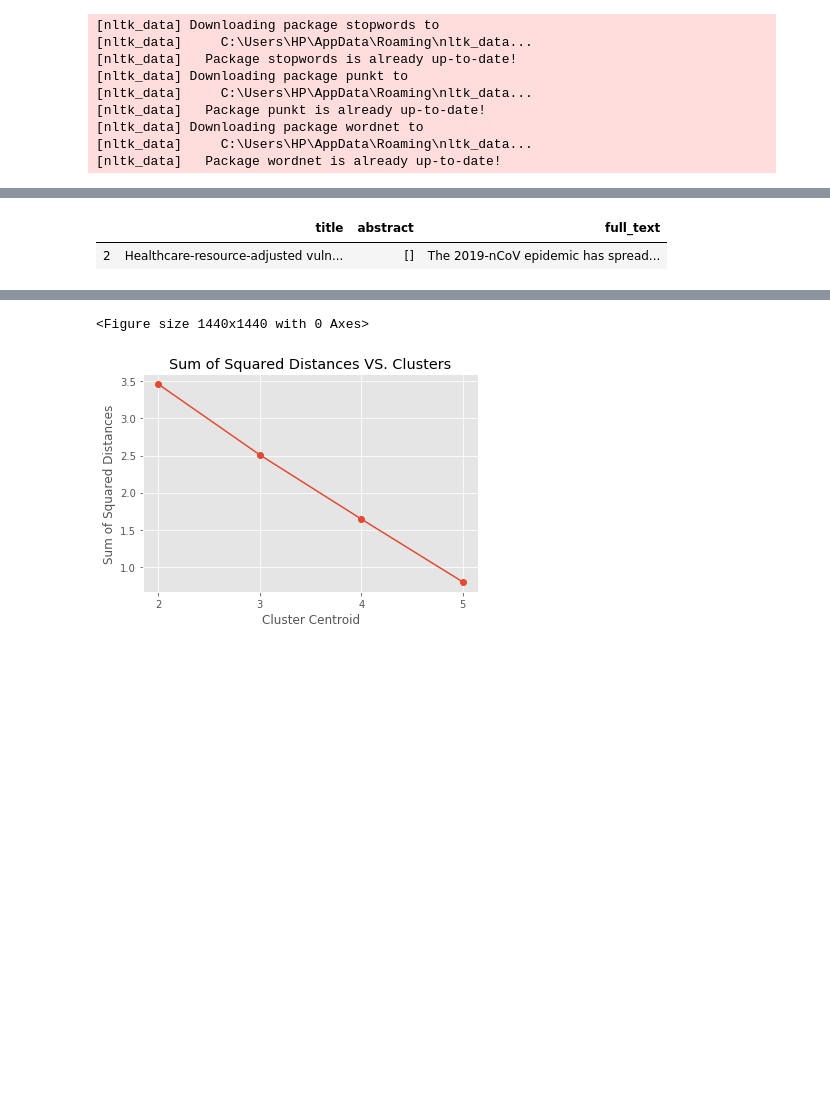
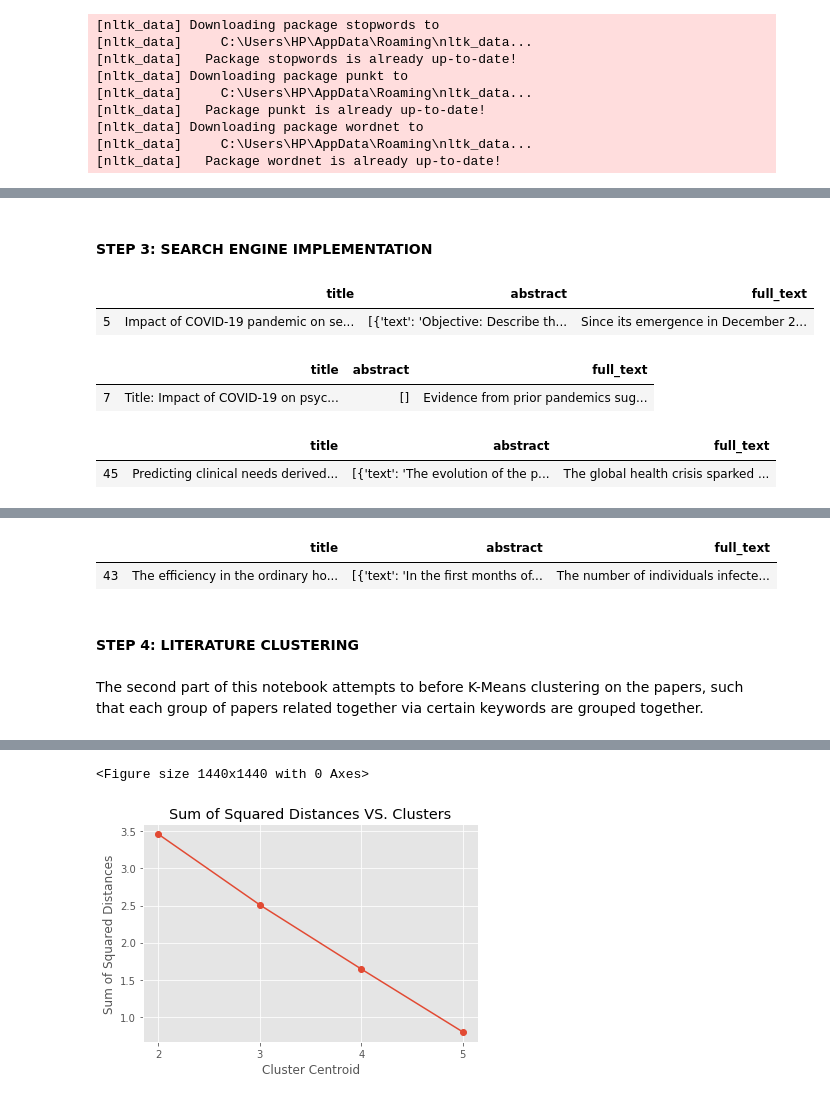
Before and after one commit to marwagaser/NLP_Project, a Jupyter notebook: NLP Project master.ipynb, the cells around one changed output, grey strips where cells are left out. Drawn from its saved outputs; the diff is of its cells as text; code cells hidden in the pictures; blank space fills up the shorter version.

Commit message:
wip: structured notebook

```diff
--- a/NLP Project master.ipynb
+++ b/NLP Project master.ipynb
@@ -57,5 +72,5 @@ FullPaperDataframe=pd.DataFrame(FullPaper,columns=['title','abstract','full_text
 # %%
-full_text = FullPaperDataframe['full_text'].head(6)#fetch all the papers
+full_text = FullPaperDataframe['full_text'].head(50)#fetch all the papers
 clean_text = [] #a list which will hold all the bodies of the papers after being stripped out of stopwords
 wnl = WordNetLemmatizer()#word lemmatizer object
 porter = PorterStemmer()#word stemmer object
@@ -119,6 +141,6 @@ most_occur = vocab_count.most_common(200) #get the most common 200 words
 # %%
 #create a tf-idf matrix for the words above
-v = TfidfVectorizer(sublinear_tf = True, min_df = 0.05)
+v = TfidfVectorizer(sublinear_tf = True, min_df = 0.05,max_df = 0.8)
 #For the above vectorizer, the first paramater specifies that the 1+log(tf) is going to be used instead of tf.
 #The second parameter specifies that if a term appears in less than 5% of the docs, ignore it
 #The third parameter, considers word that do not occur in more than 80% of the corpus
@@ -170,10 +224,22 @@ Enter your query: quarantine
+# %% [markdown]
+<h4>STEP 3: SEARCH ENGINE IMPLEMENTATION</h4>
 # %%
 #loop on the top 5 indicies and display the title, abstract, and fulltext of the paper that was fetched from the search
 if (flag == True):
     print("Sorry, no results")
 else:
+    counter =0
     for index in answer_indicies:
-        display(FullPaperDataframe.iloc[[index]] )
+        if (cosineSimilarities[index]>=0.05):
+            display(FullPaperDataframe.iloc[[index]] )
+        else:
+            counter = counter+1
+    if (counter == len(cosineSimilarities)):
+        print("Sorry, no results")
 # %% [output]
 |  | title | abstract | full_text |
-| 2 | Healthcare-resource-adjusted vuln... | [] | The 2019-nCoV epidemic has spread... |
+| 5 | Impact of COVID-19 pandemic on se... | [{'text': 'Objective: Describe th... | Since its emergence in December 2... |
+|  | title | abstract | full_text |
+| 7 | Title: Impact of COVID-19 on psyc... | [] | Evidence from prior pandemics sug... |
+|  | title | abstract | full_text |
+| 45 | Predicting clinical needs derived... | [{'text': 'The evolution of the p... | The global health crisis sparked ... |
@@ -179,0 +248,6 @@ else:
+|  | title | abstract | full_text |
+| 43 | The efficiency in the ordinary ho... | [{'text': 'In the first months of... | The number of individuals infecte... |
+# %% [markdown]
+<h4>STEP 4: LITERATURE CLUSTERING</h4>
+# %% [markdown]
+<p>The second part of this notebook attempts to before K-Means clustering on the papers, such that each group of papers related together via certain keywords are grouped together.</p>
```
Also changed, not shown: parts of 22 cells of this notebook.
